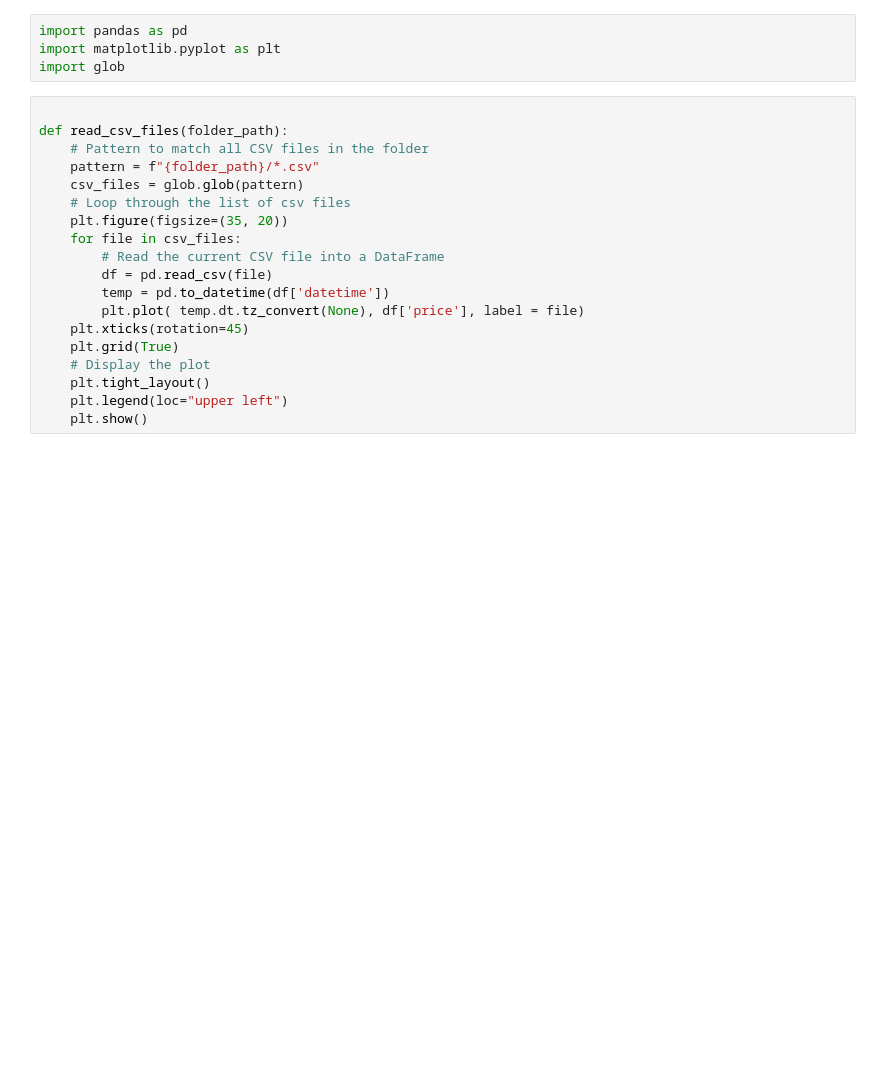
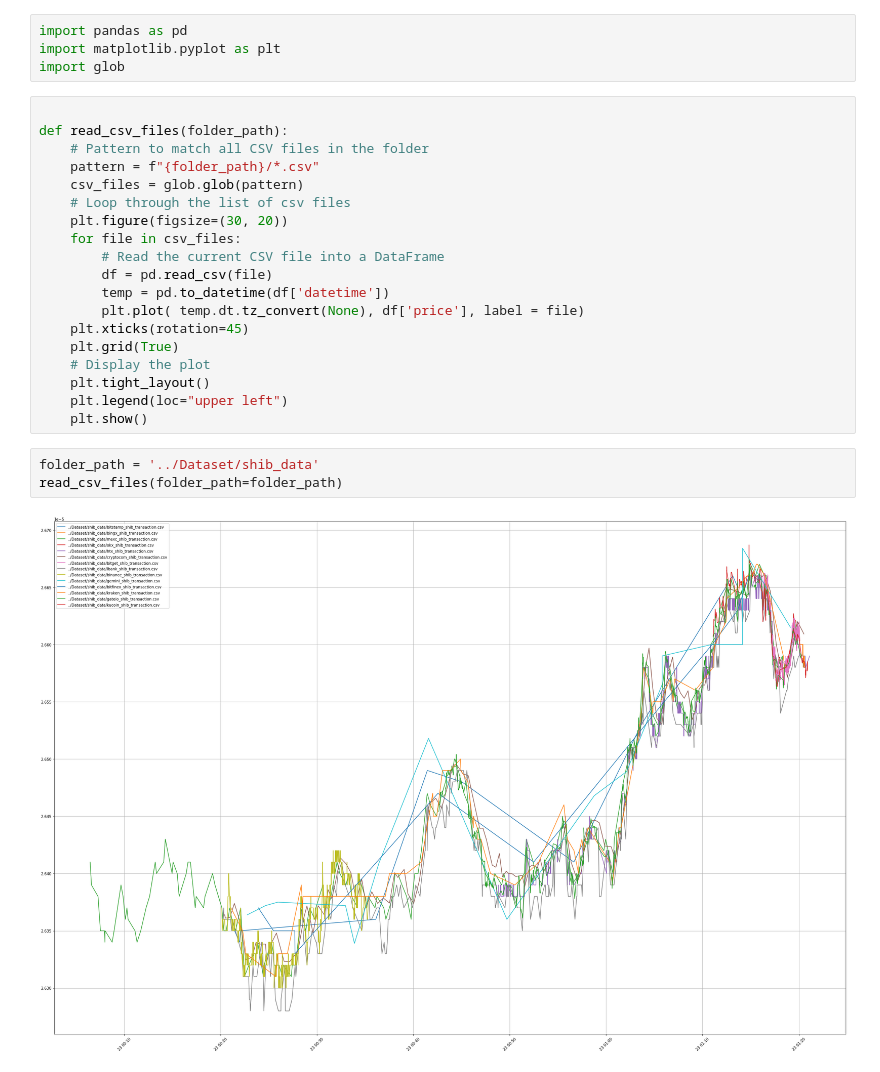
Before and after one commit to yixuy/CSC2125FinalPrj, a Jupyter notebook: Dataset/visualization.ipynb, the cells around one changed output. Cells and saved outputs as stored; diff of their text form; blank space fills up the shorter version.

```diff
--- a/Dataset/visualization.ipynb
+++ b/Dataset/visualization.ipynb
@@ -9,7 +9,7 @@ def read_csv_files(folder_path):
     pattern = f"{folder_path}/*.csv"
     csv_files = glob.glob(pattern)
     # Loop through the list of csv files
-    plt.figure(figsize=(35, 20))
+    plt.figure(figsize=(30, 20))
     for file in csv_files:
         # Read the current CSV file into a DataFrame
         df = pd.read_csv(file)
@@ -21,6 +21,11 @@ def read_csv_files(folder_path):
     plt.tight_layout()
     plt.legend(loc="upper left")
     plt.show()
+# %%
+folder_path = '../Dataset/shib_data'
+read_csv_files(folder_path=folder_path)
+# %% [output]
+[figure, added]
 # %%
 folder_path = '../Dataset/doge_data'
 read_csv_files(folder_path=folder_path)
```
Also changed, not shown: parts of 1 cell of this notebook.
